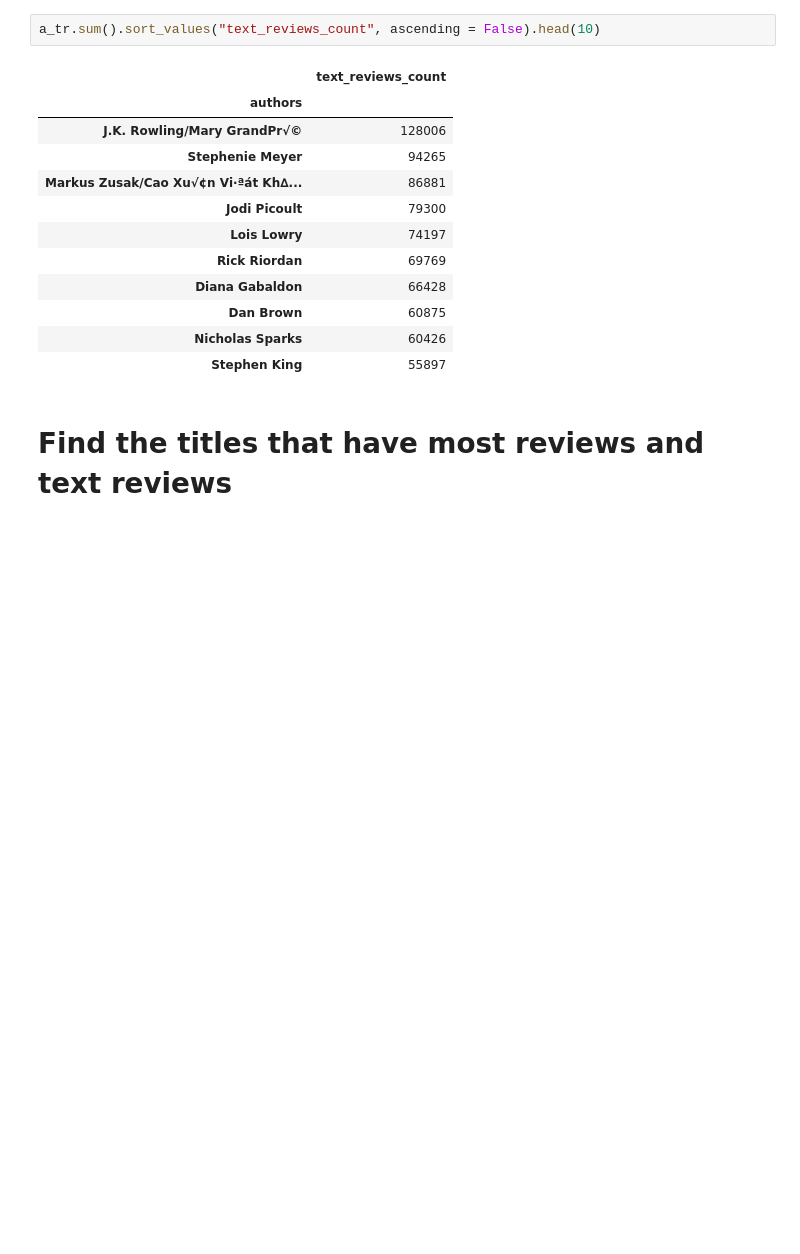
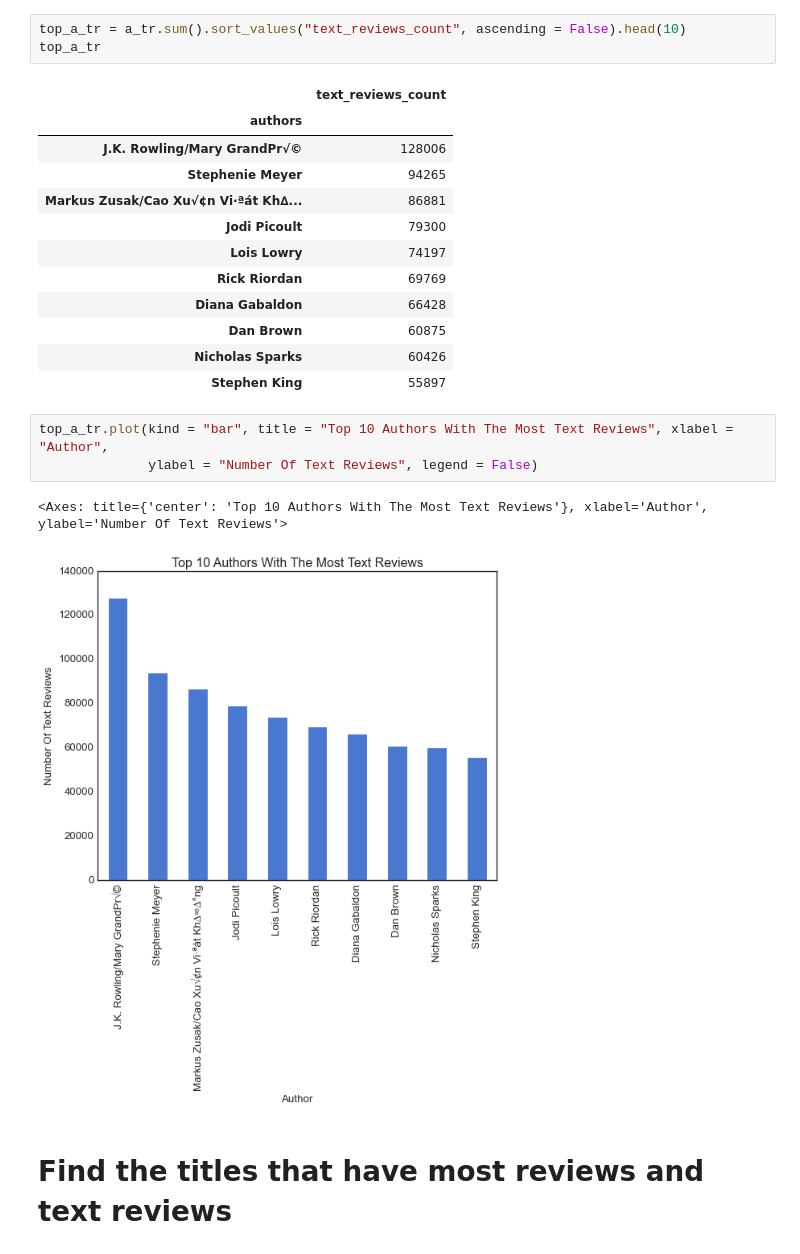
Before and after one commit to nharakh00/Book_Popularity, a Jupyter notebook: Book_Popularity.ipynb, the cells around one changed output. Cells and saved outputs as stored; diff of their text form; blank space fills up the shorter version.

```diff
--- a/Book_Popularity.ipynb
+++ b/Book_Popularity.ipynb
@@ -123,7 +154,8 @@ a_tr
 # %% [output]
 <pandas.core.groupby.generic.DataFrameGroupBy object at 0x...>
 # %%
-a_tr.sum().sort_values("text_reviews_count", ascending = False).head(10)
+top_a_tr = a_tr.sum().sort_values("text_reviews_count", ascending = False).head(10)
+top_a_tr
 # %% [output]
 |  | text_reviews_count |
 | authors |  |
@@ -137,6 +169,12 @@ a_tr.sum().sort_values("text_reviews_count", ascending = False).head(10)
 | Dan Brown | 60875 |
 | Nicholas Sparks | 60426 |
 | Stephen King | 55897 |
+# %%
+top_a_tr.plot(kind = "bar", title = "Top 10 Authors With The Most Text Reviews", xlabel = "Author",
+              ylabel = "Number Of Text Reviews", legend = False)
+# %% [output]
+<Axes: title={'center': 'Top 10 Authors With The Most Text Reviews'}, xlabel='Author', ylabel='Number Of Text Reviews'>
+[figure, added]
 # %% [markdown]
 # Find the titles  that have most reviews and text reviews
 # %%
```
Also changed, not shown: parts of 18 cells of this notebook.
